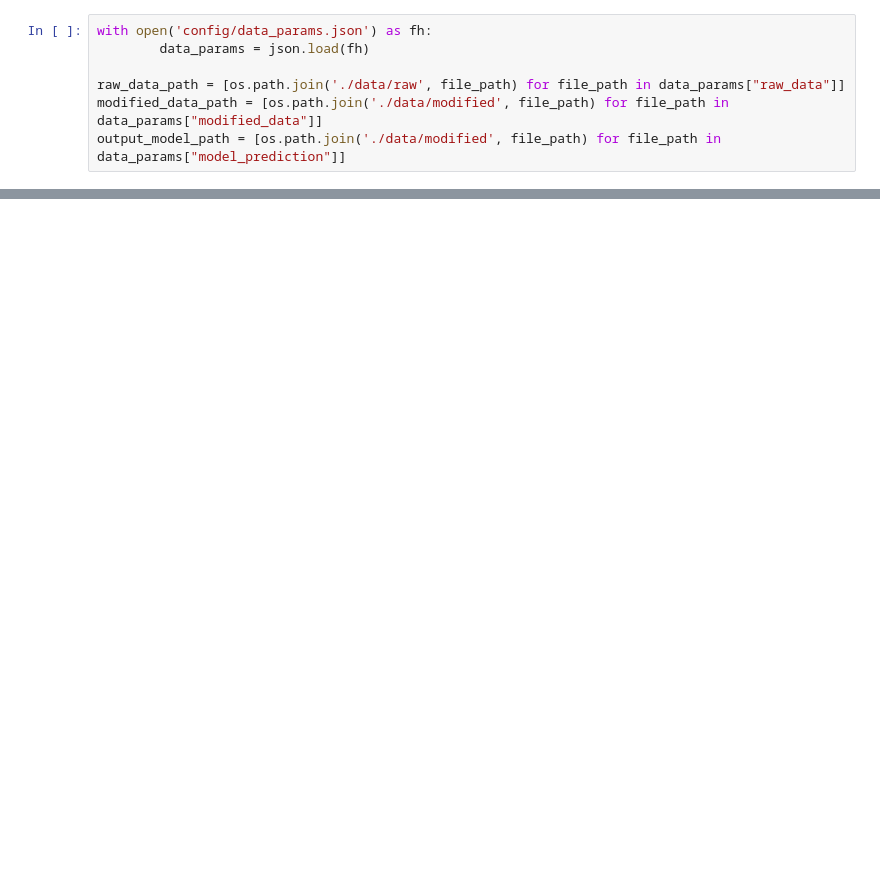
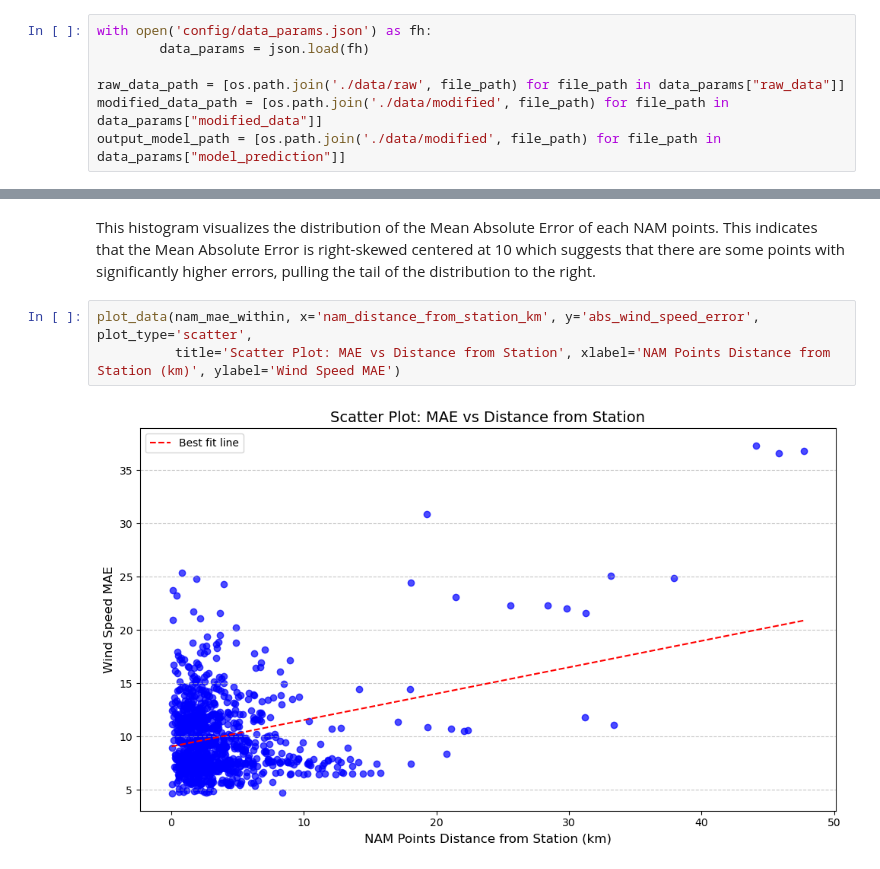
Before and after one commit to StevDoms/SDGE_NAM_Analysis, a Jupyter notebook: notebook/data_analysis.ipynb, the cells around one changed output, grey strips where cells are left out. Saved outputs shown, nothing was run; the diff lists cells and outputs as text; blank space fills up the shorter version.

```diff
--- a/notebook/data_analysis.ipynb
+++ b/notebook/data_analysis.ipynb
@@ -41,0 +108,7 @@ df
+# %% [markdown]
+This histogram visualizes the distribution of the Mean Absolute Error of each NAM points. This indicates that the Mean Absolute Error is right-skewed centered at 10 which suggests that there are some points with significantly higher errors, pulling the tail of the distribution to the right.
+# %%
+plot_data(nam_mae_within, x='nam_distance_from_station_km', y='abs_wind_speed_error', plot_type='scatter',
+          title='Scatter Plot: MAE vs Distance from Station', xlabel='NAM Points Distance from Station (km)', ylabel='Wind Speed MAE')
+# %% [output]
+[figure, added]
```
Also changed, not shown: parts of 46 cells of this notebook.
